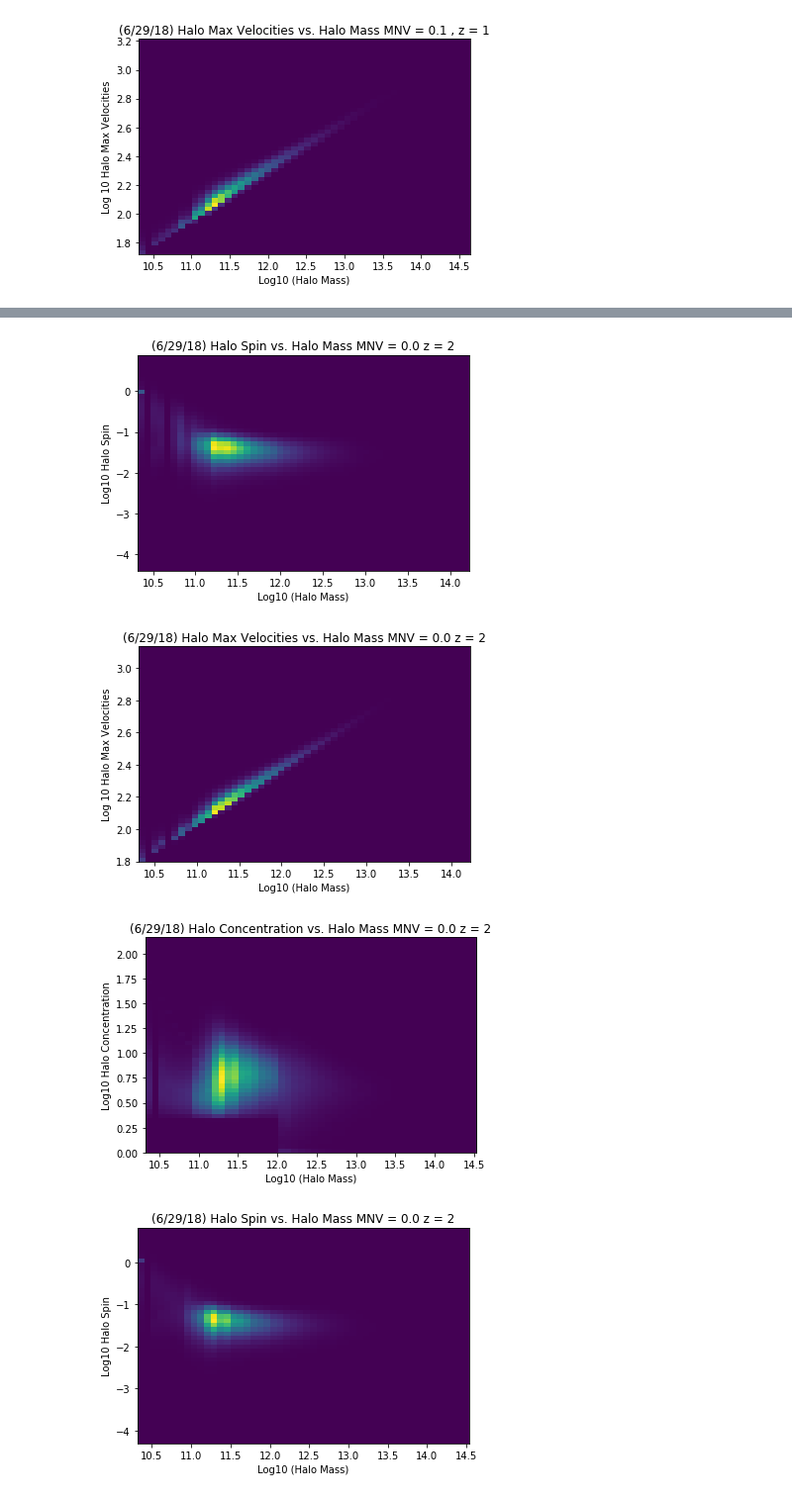
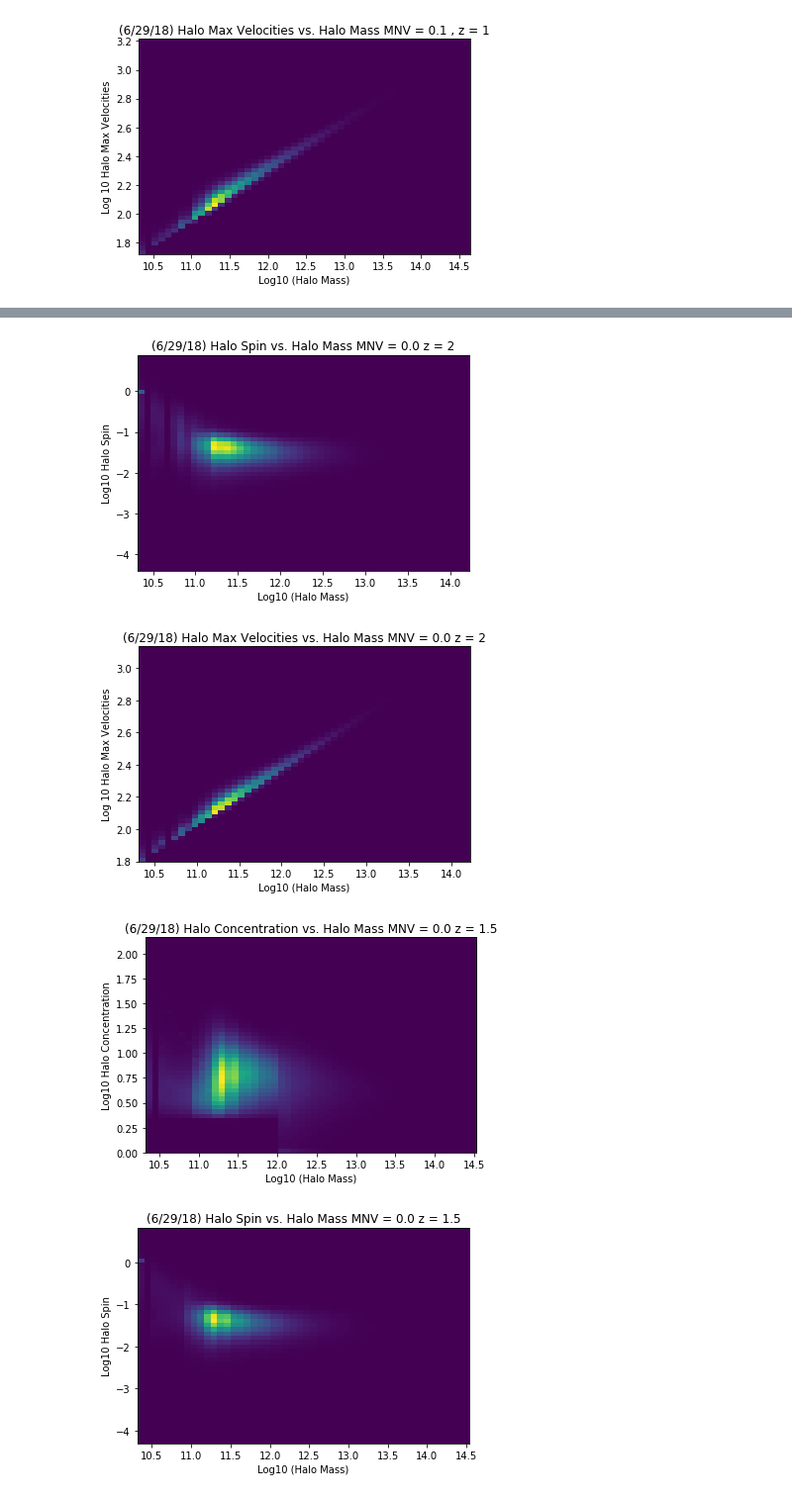
Before and after one commit to may32098/ASTROUSRP_halos_with_neutrinos, a Jupyter notebook: halo_cat_process.ipynb, the cells around one changed output, grey strips where cells are left out. Shown at 99% size. Saved outputs shown, nothing was run; the diff lists cells and outputs as text; code cells hidden in the pictures.

```diff
--- a/halo_cat_process.ipynb
+++ b/halo_cat_process.ipynb
@@ -634,36 +630,36 @@ def plot_assembly(mass_fn, con_fn, spin_fn, vmax_fn, PID_fn, mnv, z):
 # %%
 plot_assembly("/u/ayannam/Documents/Raw_Data/mnv_0.0/out_37_parents_mass.npy", \
               "/u/ayannam/Documents/Raw_Data/mnv_0.0/out_37_parents_con.npy", \
               "/u/ayannam/Documents/Raw_Data/mnv_0.0/out_37_parents_spin.npy", \
              "/u/ayannam/Documents/Raw_Data/mnv_0.0/out_37_parents_vmax.npy", \
              "/u/ayannam/Documents/Raw_Data/mnv_0.0/out_37_parents_PID.npy", 0.0, 2)
 
 plot_assembly("/u/ayannam/Documents/Raw_Data/mnv_0.0/out_42_parents_mass.npy", \
               "/u/ayannam/Documents/Raw_Data/mnv_0.0/out_42_parents_con.npy", \
               "/u/ayannam/Documents/Raw_Data/mnv_0.0/out_42_parents_spin.npy", \
              "/u/ayannam/Documents/Raw_Data/mnv_0.0/out_42_parents_vmax.npy", \
-             "/u/ayannam/Documents/Raw_Data/mnv_0.0/out_42_parents_PID.npy", 0.0, 2)
+             "/u/ayannam/Documents/Raw_Data/mnv_0.0/out_42_parents_PID.npy", 0.0, 1.5)
 
 plot_assembly("/u/ayannam/Documents/Raw_Data/mnv_0.0/out_47_parents_mass.npy", \
               "/u/ayannam/Documents/Raw_Data/mnv_0.0/out_47_parents_con.npy", \
               "/u/ayannam/Documents/Raw_Data/mnv_0.0/out_47_parents_spin.npy", \
              "/u/ayannam/Documents/Raw_Data/mnv_0.0/out_47_parents_vmax.npy", \
-             "/u/ayannam/Documents/Raw_Data/mnv_0.0/out_47_parents_PID.npy", 0.0, 2)
+             "/u/ayannam/Documents/Raw_Data/mnv_0.0/out_47_parents_PID.npy", 0.0, 1)
 
 plot_assembly("/u/ayannam/Documents/Raw_Data/mnv_0.0/out_56_parents_mass.npy", \
               "/u/ayannam/Documents/Raw_Data/mnv_0.0/out_56_parents_con.npy", \
               "/u/ayannam/Documents/Raw_Data/mnv_0.0/out_56_parents_spin.npy", \
              "/u/ayannam/Documents/Raw_Data/mnv_0.0/out_56_parents_vmax.npy", \
-             "/u/ayannam/Documents/Raw_Data/mnv_0.0/out_56_parents_PID.npy", 0.0, 2)
+             "/u/ayannam/Documents/Raw_Data/mnv_0.0/out_56_parents_PID.npy", 0.0, 0.5)
 
 plot_assembly("/u/ayannam/Documents/Raw_Data/mnv_0.0/out_66_parents_mass.npy", \
               "/u/ayannam/Documents/Raw_Data/mnv_0.0/out_66_parents_con.npy", \
               "/u/ayannam/Documents/Raw_Data/mnv_0.0/out_66_parents_spin.npy", \
              "/u/ayannam/Documents/Raw_Data/mnv_0.0/out_66_parents_vmax.npy", \
-             "/u/ayannam/Documents/Raw_Data/mnv_0.0/out_66_parents_PID.npy", 0.0, 2)
+             "/u/ayannam/Documents/Raw_Data/mnv_0.0/out_66_parents_PID.npy", 0.0, 0)
 # %% [output]
 [figure]
 [figure]
 [figure]
-[figure, old version]
+[figure, new version]
-[figure, old version]
+[figure, new version]
```
Also changed, not shown: parts of 4 cells of this notebook.
